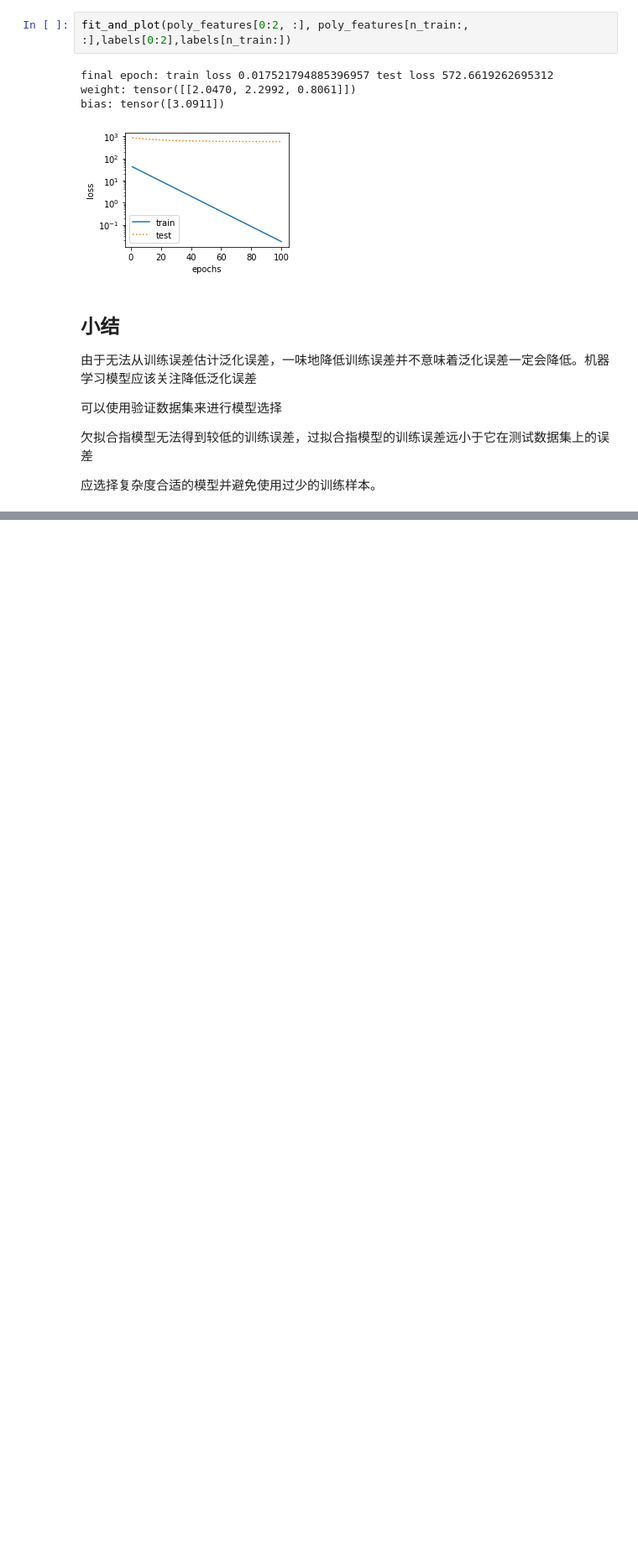
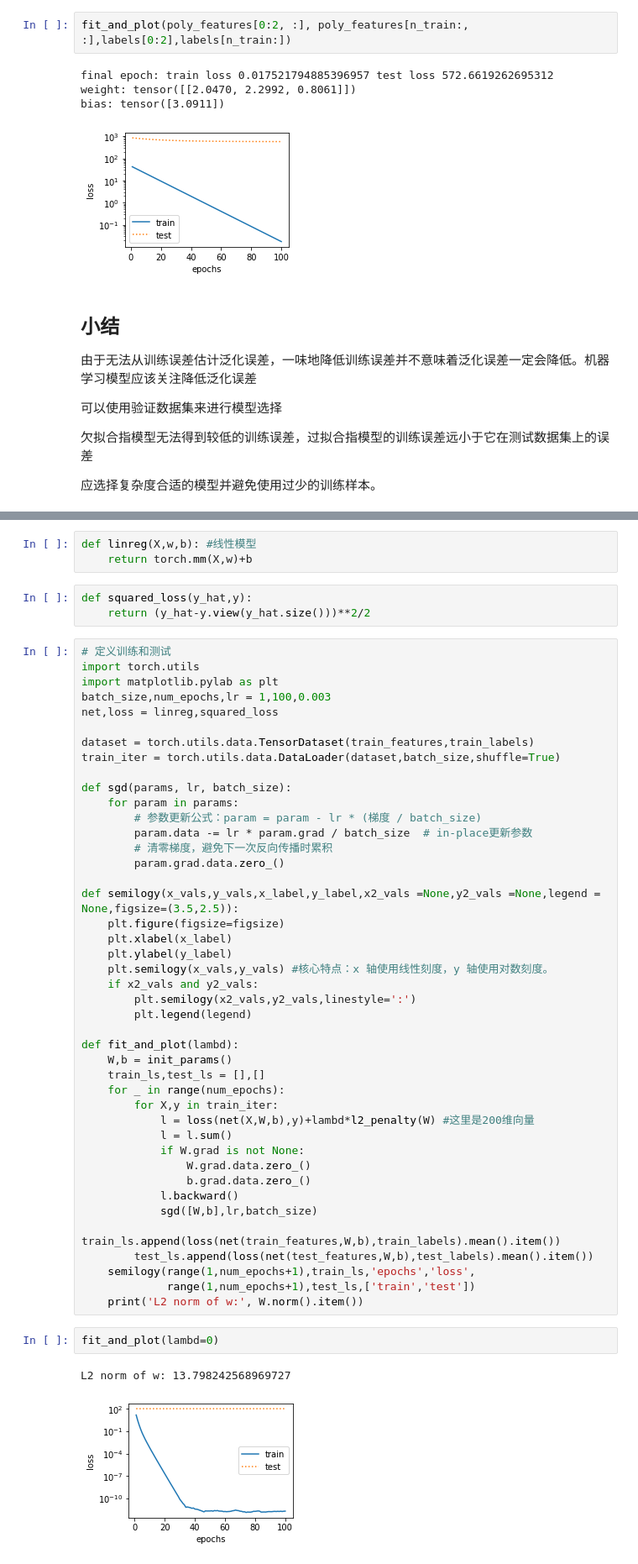
Before and after one commit to edisonchan1/nndlml, a Jupyter notebook: ipynb文件/5.模型选择、欠拟合与过拟合.ipynb, the cells around one changed output, grey strips where cells are left out. Shown at 84% size. Saved outputs shown, nothing was run; the diff lists cells and outputs as text; blank space fills up the shorter version.

```diff
--- a/ipynb文件/5.模型选择、欠拟合与过拟合.ipynb
+++ b/ipynb文件/5.模型选择、欠拟合与过拟合.ipynb
@@ -152,0 +214,54 @@ bias: tensor([3.0911])
+# %%
+def linreg(X,w,b): #线性模型
+    return torch.mm(X,w)+b
+# %%
+def squared_loss(y_hat,y):
+    return (y_hat-y.view(y_hat.size()))**2/2
+# %%
+# 定义训练和测试
+import torch.utils
+import matplotlib.pylab as plt
+batch_size,num_epochs,lr = 1,100,0.003
+net,loss = linreg,squared_loss
+
+dataset = torch.utils.data.TensorDataset(train_features,train_labels)
+train_iter = torch.utils.data.DataLoader(dataset,batch_size,shuffle=True)
+
+def sgd(params, lr, batch_size):
+    for param in params:
+        # 参数更新公式：param = param - lr * (梯度 / batch_size)
+        param.data -= lr * param.grad / batch_size  # in-place更新参数
+        # 清零梯度，避免下一次反向传播时累积
+        param.grad.data.zero_()
+
+def semilogy(x_vals,y_vals,x_label,y_label,x2_vals =None,y2_vals =None,legend = None,figsize=(3.5,2.5)):
+    plt.figure(figsize=figsize)
+    plt.xlabel(x_label)
+    plt.ylabel(y_label)
+    plt.semilogy(x_vals,y_vals) #核心特点：x 轴使用线性刻度，y 轴使用对数刻度。
+    if x2_vals and y2_vals:
+        plt.semilogy(x2_vals,y2_vals,linestyle=':')
+        plt.legend(legend)
+
+def fit_and_plot(lambd):
+    W,b = init_params()
+    train_ls,test_ls = [],[]
+    for _ in range(num_epochs):
+        for X,y in train_iter:
+            l = loss(net(X,W,b),y)+lambd*l2_penalty(W) #这里是200维向量
+            l = l.sum()
+            if W.grad is not None:
+                W.grad.data.zero_()
+                b.grad.data.zero_()
+            l.backward()
+            sgd([W,b],lr,batch_size)
+        train_ls.append(loss(net(train_features,W,b),train_labels).mean().item())
+        test_ls.append(loss(net(test_features,W,b),test_labels).mean().item())
+    semilogy(range(1,num_epochs+1),train_ls,'epochs','loss',
+             range(1,num_epochs+1),test_ls,['train','test'])
+    print('L2 norm of w:', W.norm().item())
+# %%
+fit_and_plot(lambd=0)
+# %% [output]
+L2 norm of w: 13.798242568969727
+[figure, added]
```
Also changed, not shown: parts of 16 cells of this notebook, 1 other file.
